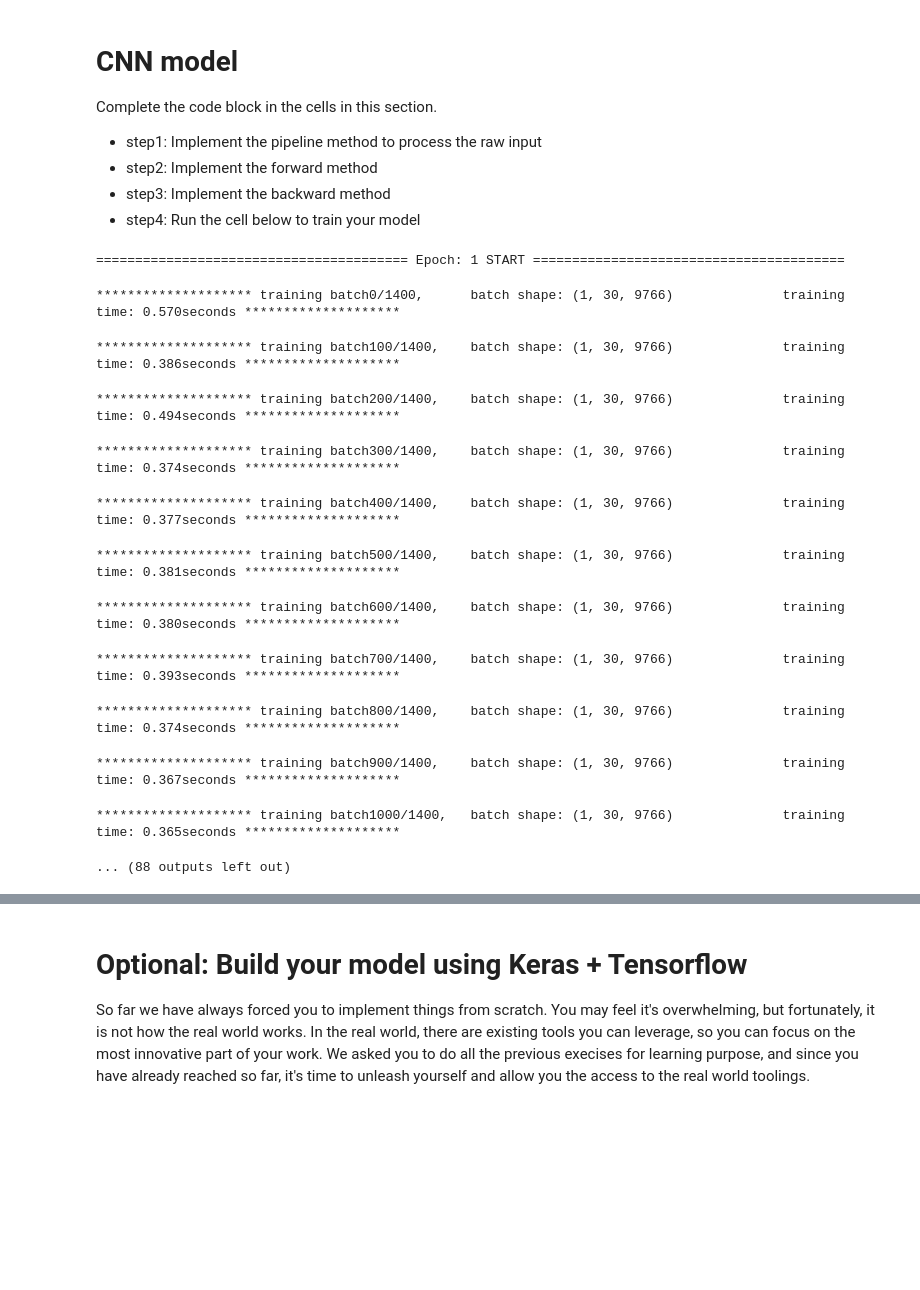
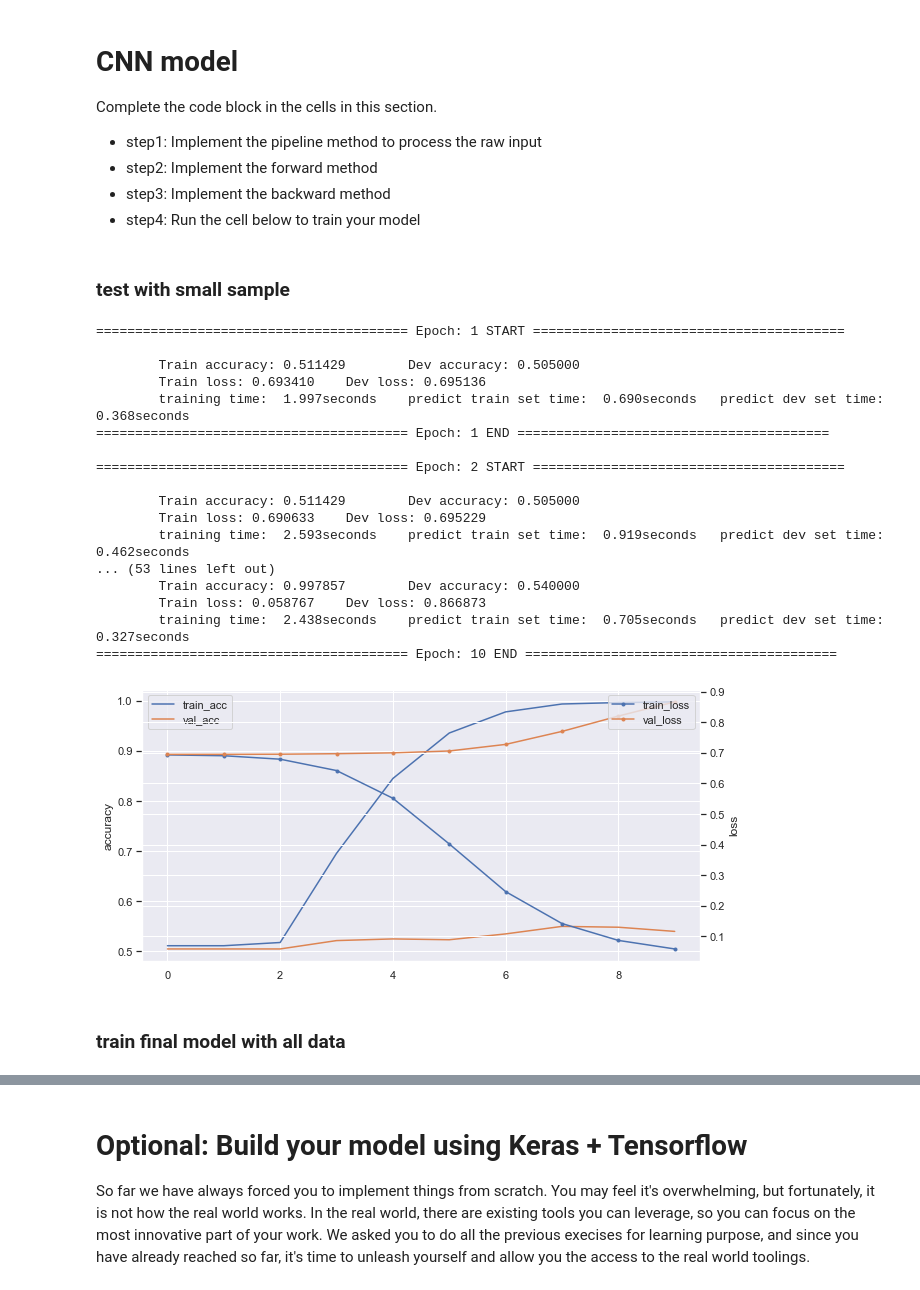
Before and after one commit to leonnnnnnnnnnnnn/NLP-HW-2021, a Jupyter notebook: HW02-CNN/hw02.ipynb, the cells around one changed output, grey strips where cells are left out. Drawn from its saved outputs; the diff is of its cells as text; code cells hidden in the pictures; blank space fills up the shorter version.

```diff
--- a/HW02-CNN/hw02.ipynb
+++ b/HW02-CNN/hw02.ipynb
@@ -421,25 +400,40 @@ class CNNTextClassificationModel:
 X, y = data.text, data.target
 X_train, X_dev, y_train, y_dev = train_test_split(X[:2000], y[:2000], test_size=0.3)
 # %%
-cls = CNNTextClassificationModel(vocab, sentence_length=30, window_size=5, F=15, alpha=0.01, random_state=0)
+cls = CNNTextClassificationModel(vocab, sentence_length=5, window_size=5, F=100, alpha=0.02, random_state=0)
-# %%
-X_train = cls.pipeline(X_train)
-# %%
-X_dev = cls.pipeline(X_dev)
+# %% [markdown]
+### test with small sample
 # %%
-# batch_size = 1: SGD
-train_score = cls.train(X_train, y_train, X_dev, y_dev, nEpoch=10, raw_text=False, batch_size=1)
+train_score = cls.train(X_train, y_train, X_dev, y_dev, nEpoch=10, batch_size=10)
+train_score = pd.DataFrame(train_score, columns=['train_acc', 'val_acc', 'train_loss', 'val_loss'])
 # %% [output]
 ======================================== Epoch: 1 START ========================================
+
+        Train accuracy: 0.511429        Dev accuracy: 0.505000
+        Train loss: 0.693410    Dev loss: 0.695136
+        training time:  1.997seconds    predict train set time:  0.690seconds   predict dev set time:  0.368seconds
+======================================== Epoch: 1 END ========================================
+
+======================================== Epoch: 2 START ========================================
+
+        Train accuracy: 0.511429        Dev accuracy: 0.505000
+        Train loss: 0.690633    Dev loss: 0.695229
+        training time:  2.593seconds    predict train set time:  0.919seconds   predict dev set time:  0.462seconds
+... (53 lines left out)
+        Train accuracy: 0.997857        Dev accuracy: 0.540000
+        Train loss: 0.058767    Dev loss: 0.866873
+        training time:  2.438seconds    predict train set time:  0.705seconds   predict dev set time:  0.327seconds
+======================================== Epoch: 10 END ========================================
-******************** training batch0/1400,      batch shape: (1, 30, 9766)              training time: 0.570seconds ********************
-******************** training batch100/1400,    batch shape: (1, 30, 9766)              training time: 0.386seconds ********************
-******************** training batch200/1400,    batch shape: (1, 30, 9766)              training time: 0.494seconds ********************
-******************** training batch300/1400,    batch shape: (1, 30, 9766)              training time: 0.374seconds ********************
-******************** training batch400/1400,    batch shape: (1, 30, 9766)              training time: 0.377seconds ********************
-******************** training batch500/1400,    batch shape: (1, 30, 9766)              training time: 0.381seconds ********************
-******************** training batch600/1400,    batch shape: (1, 30, 9766)              training time: 0.380seconds ********************
-******************** training batch700/1400,    batch shape: (1, 30, 9766)              training time: 0.393seconds ********************
-******************** training batch800/1400,    batch shape: (1, 30, 9766)              training time: 0.374seconds ********************
-******************** training batch900/1400,    batch shape: (1, 30, 9766)              training time: 0.367seconds ********************
-******************** training batch1000/1400,   batch shape: (1, 30, 9766)              training time: 0.365seconds ********************
-... (88 outputs left out)
+# %%
+fig, ax = plt.subplots(figsize=(10, 5))
+_ = train_score.iloc[:, :2].plot(ax=ax)
+ax2 = ax.twinx()
+_ = train_score.iloc[:, 2:].plot(ax=ax2, style='.-')
+_ = ax.set_ylabel('accuracy')
+_ = ax2.set_ylabel('loss')
+_ = ax.legend(loc=2)
+_ = ax2.legend(loc=1)
+# %% [output]
+[figure, added]
+# %% [markdown]
+### train final model with all data
```
Also changed, not shown: parts of 26 cells of this notebook, 2 other files.
